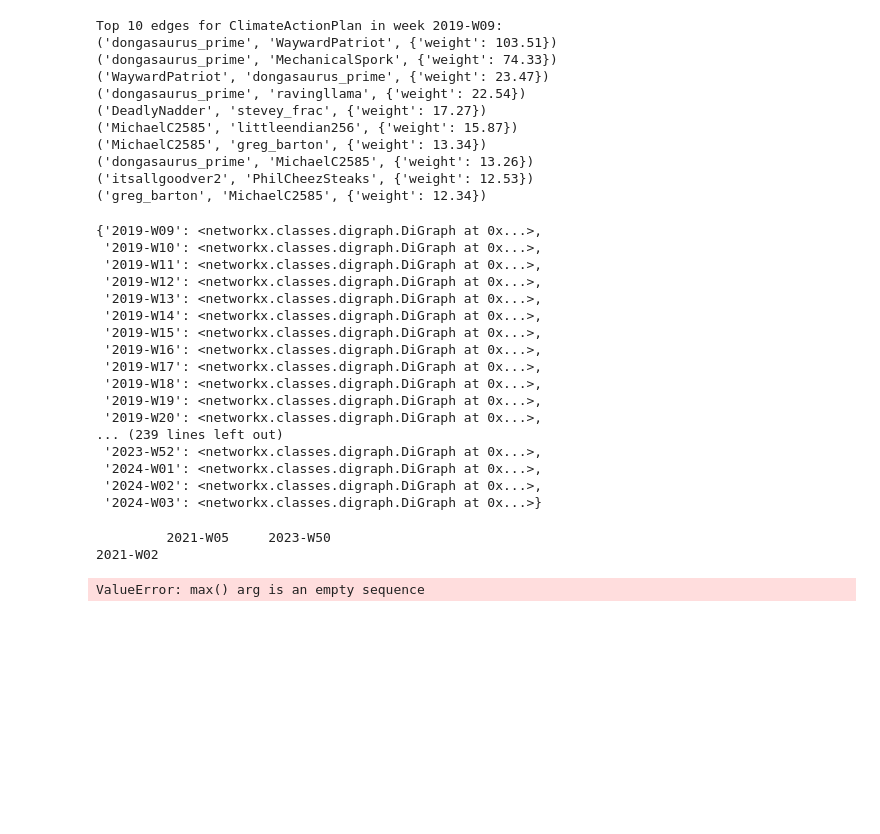
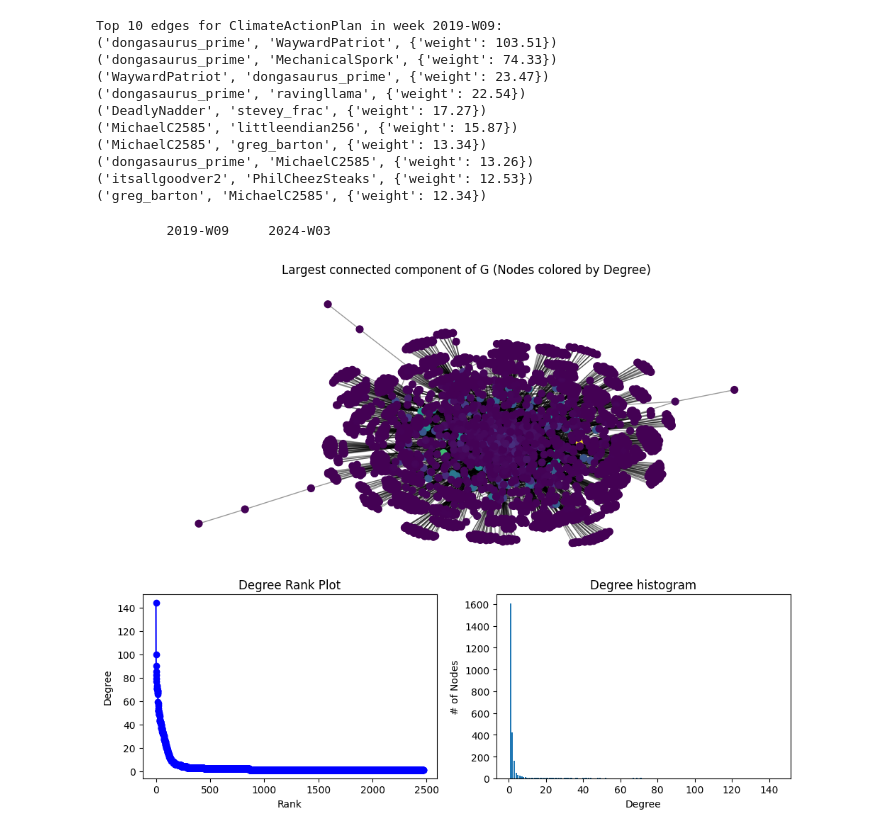
Before and after one commit to camille-azema/Graph_Theory_Challenge_2, a Jupyter notebook: 1_data_preparation.ipynb, the cells around one changed output. Drawn from its saved outputs; the diff is of its cells as text; code cells hidden in the pictures; blank space fills up the shorter version.

```diff
--- a/1_data_preparation.ipynb
+++ b/1_data_preparation.ipynb
@@ -156,26 +156,6 @@ Top 10 edges for ClimateActionPlan in week 2019-W09:
 ('dongasaurus_prime', 'MichaelC2585', {'weight': 13.26})
 ('itsallgoodver2', 'PhilCheezSteaks', {'weight': 12.53})
 ('greg_barton', 'MichaelC2585', {'weight': 12.34})
-# %%
-weekly_graphs['ClimateActionPlan']
-# %% [output]
-{'2019-W09': <networkx.classes.digraph.DiGraph at 0x...>,
- '2019-W10': <networkx.classes.digraph.DiGraph at 0x...>,
- '2019-W11': <networkx.classes.digraph.DiGraph at 0x...>,
- '2019-W12': <networkx.classes.digraph.DiGraph at 0x...>,
- '2019-W13': <networkx.classes.digraph.DiGraph at 0x...>,
- '2019-W14': <networkx.classes.digraph.DiGraph at 0x...>,
- '2019-W15': <networkx.classes.digraph.DiGraph at 0x...>,
- '2019-W16': <networkx.classes.digraph.DiGraph at 0x...>,
- '2019-W17': <networkx.classes.digraph.DiGraph at 0x...>,
- '2019-W18': <networkx.classes.digraph.DiGraph at 0x...>,
- '2019-W19': <networkx.classes.digraph.DiGraph at 0x...>,
- '2019-W20': <networkx.classes.digraph.DiGraph at 0x...>,
-... (239 lines left out)
- '2023-W52': <networkx.classes.digraph.DiGraph at 0x...>,
- '2024-W01': <networkx.classes.digraph.DiGraph at 0x...>,
- '2024-W02': <networkx.classes.digraph.DiGraph at 0x...>,
- '2024-W03': <networkx.classes.digraph.DiGraph at 0x...>}
 # %%
 import networkx as nx
 import matplotlib.pyplot as plt
@@ -196,7 +176,6 @@ def plot_graph_between(dic,start_week,endweek):
             str_time += "0" + str(time["week"])
         else:
             str_time += str(time["week"])
-        print(str_time)
         if str_time not in dic:
             break
         new_dic[str_time]=dic[str_time]
@@ -208,7 +187,7 @@ def plot_graph_between(dic,start_week,endweek):
 
 
 #2021-W05     2023-W50
-G=plot_graph_between(weekly_graphs['greenpeace'],"202102","202403")
+G=plot_graph_between(weekly_graphs['ClimateActionPlan'],"202102","202403")
 degree_sequence = sorted((d for n, d in G.degree()), reverse=True)
 dmax = max(degree_sequence)
 
@@ -246,33 +225,32 @@ if G.number_of_nodes() > 0:
     nx.draw_networkx_edges(Gcc, pos, ax=ax0, alpha=0.4)
     #nx.draw_networkx_labels(Gcc, pos, font_size=6, font_family='sans-serif') # Optional: add labels if not too crowded
 
     ax0.set_title("Largest connected component of G (Nodes colored by Degree)")
 else:
     ax0.set_title("No nodes to display in the largest connected component.")
 
 ax0.set_axis_off()
 
 ax1 = fig.add_subplot(axgrid[3:, :2])
 if len(degree_sequence) > 0:
     ax1.plot(degree_sequence, "b-", marker="o")
     ax1.set_title("Degree Rank Plot")
     ax1.set_ylabel("Degree")
     ax1.set_xlabel("Rank")
 else:
     ax1.set_title("No degrees to plot.")
 
 ax2 = fig.add_subplot(axgrid[3:, 2:])
 if len(degree_sequence) > 0:
     ax2.bar(*np.unique(degree_sequence, return_counts=True))
     ax2.set_title("Degree histogram")
     ax2.set_xlabel("Degree")
     ax2.set_ylabel("# of Nodes")
 else:
     ax2.set_title("No degrees to plot.")
 
 fig.tight_layout()
 plt.show()
 # %% [output]
-         2021-W05     2023-W50
-2021-W02
+         2019-W09     2024-W03
-ValueError: max() arg is an empty sequence
+[figure, added]
```
Also changed, not shown: parts of 1 cell of this notebook, 6 other files.
